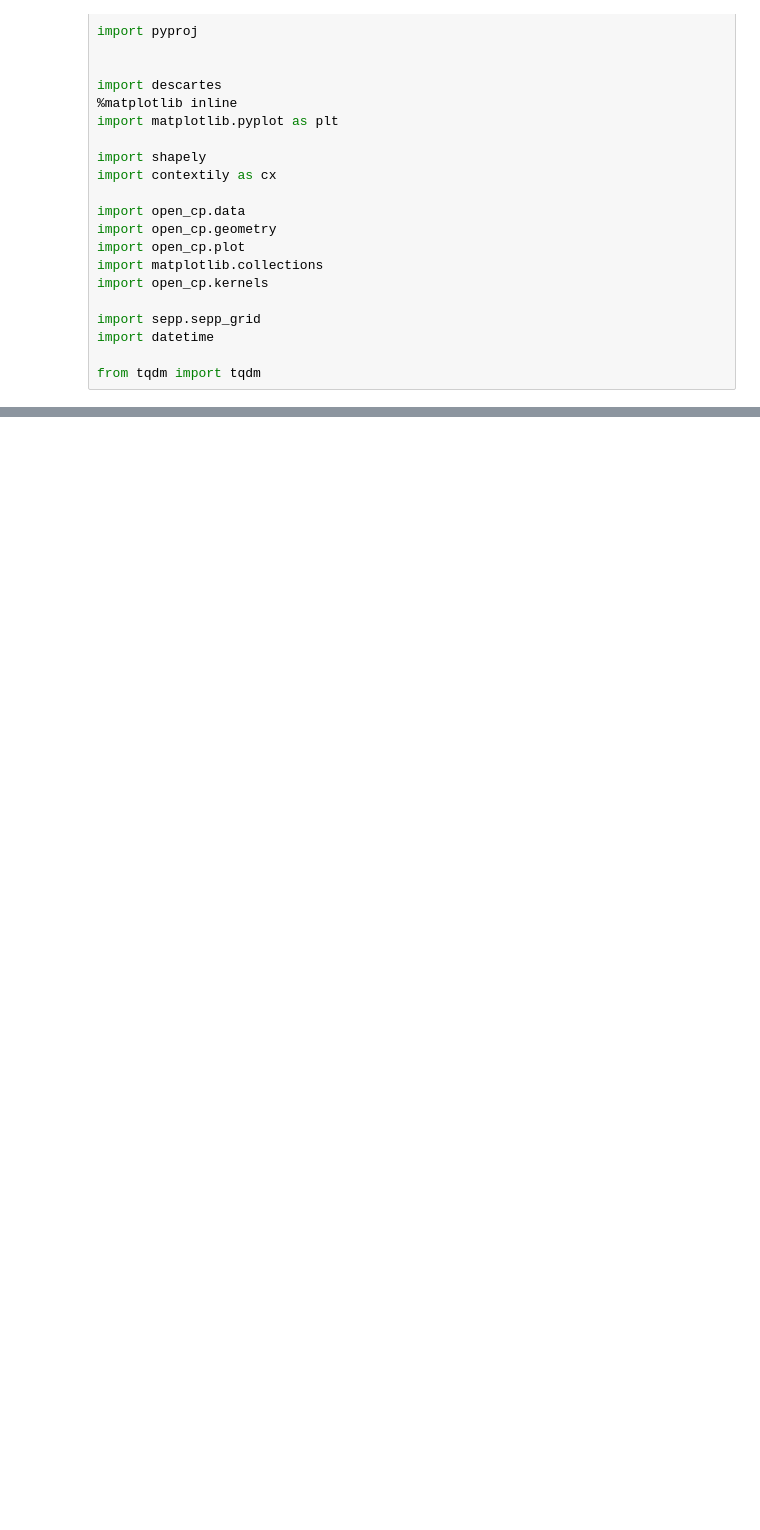
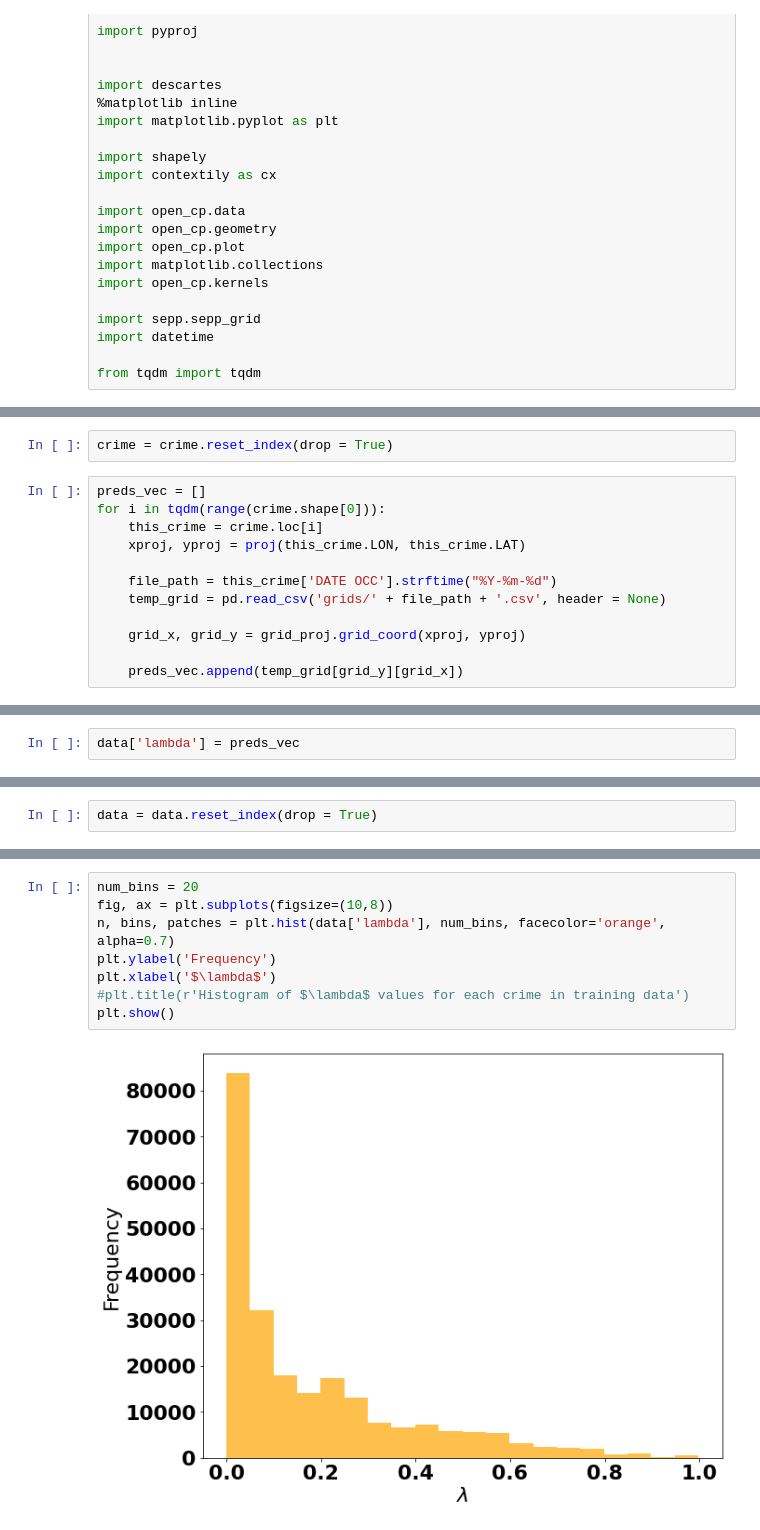
Before and after one commit to aulichney/predictive_policing_analysis, a Jupyter notebook: PredPolAnnie/InterventionAnalyze.ipynb, the cells around one changed output, grey strips where cells are left out. Drawn from its saved outputs; the diff is of its cells as text; blank space fills up the shorter version.

```diff
--- a/PredPolAnnie/InterventionAnalyze.ipynb
+++ b/PredPolAnnie/InterventionAnalyze.ipynb
@@ -37,0 +79,14 @@ crime = crime[~((crime.LAT==0)&(crime.LON==0))]
+# %%
+crime = crime.reset_index(drop = True)
+# %%
+preds_vec = []
+for i in tqdm(range(crime.shape[0])):
+    this_crime = crime.loc[i]
+    xproj, yproj = proj(this_crime.LON, this_crime.LAT)
+
+    file_path = this_crime['DATE OCC'].strftime("%Y-%m-%d")
+    temp_grid = pd.read_csv('grids/' + file_path + '.csv', header = None)
+
+    grid_x, grid_y = grid_proj.grid_coord(xproj, yproj)
+
+    preds_vec.append(temp_grid[grid_y][grid_x])
@@ -37,0 +102,2 @@ crime = crime[~((crime.LAT==0)&(crime.LON==0))]
+# %%
+data['lambda'] = preds_vec
@@ -37,0 +209,2 @@ crime = crime[~((crime.LAT==0)&(crime.LON==0))]
+# %%
+data = data.reset_index(drop = True)
@@ -37,0 +239,10 @@ crime = crime[~((crime.LAT==0)&(crime.LON==0))]
+# %%
+num_bins = 20
+fig, ax = plt.subplots(figsize=(10,8))
+n, bins, patches = plt.hist(data['lambda'], num_bins, facecolor='orange', alpha=0.7)
+plt.ylabel('Frequency')
+plt.xlabel('$\lambda$')
+#plt.title(r'Histogram of $\lambda$ values for each crime in training data')
+plt.show()
+# %% [output]
+[figure, added]
```
Also changed, not shown: parts of 25 cells of this notebook, 4 other files.
